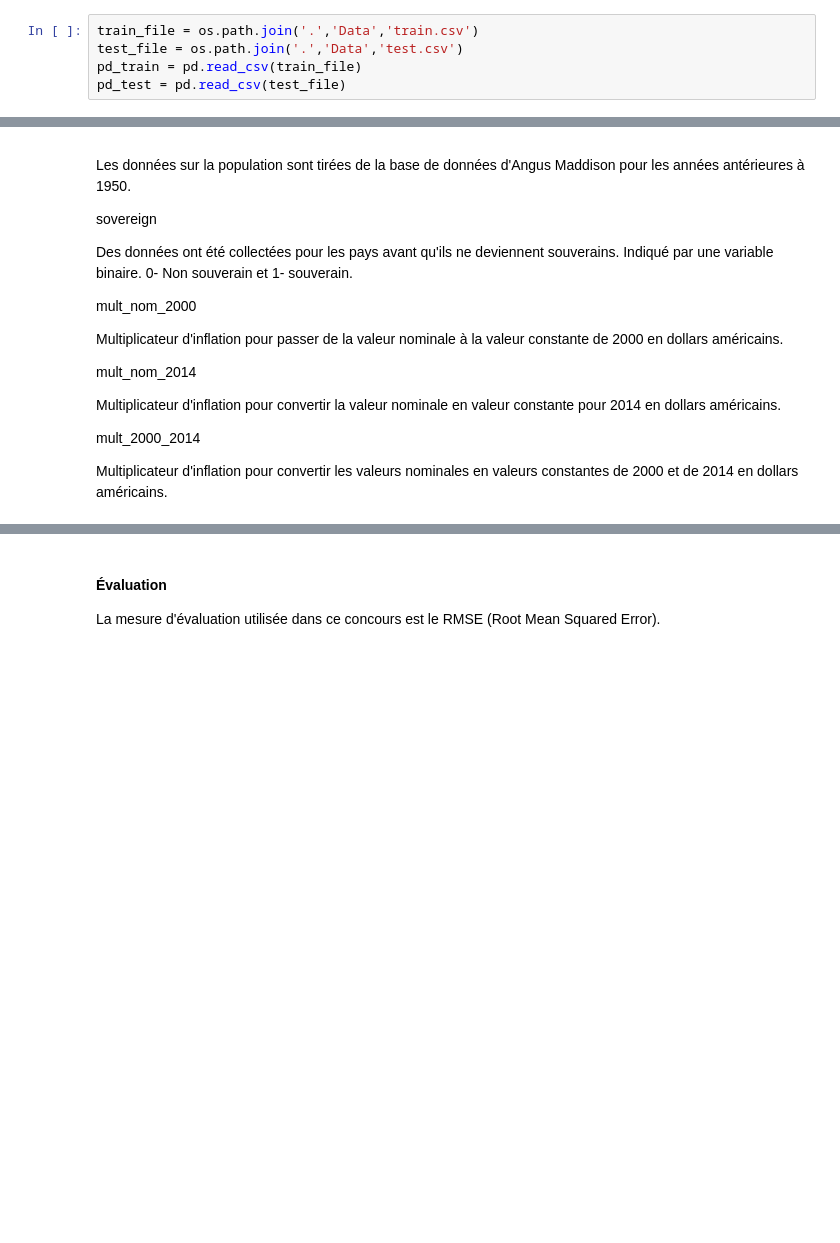
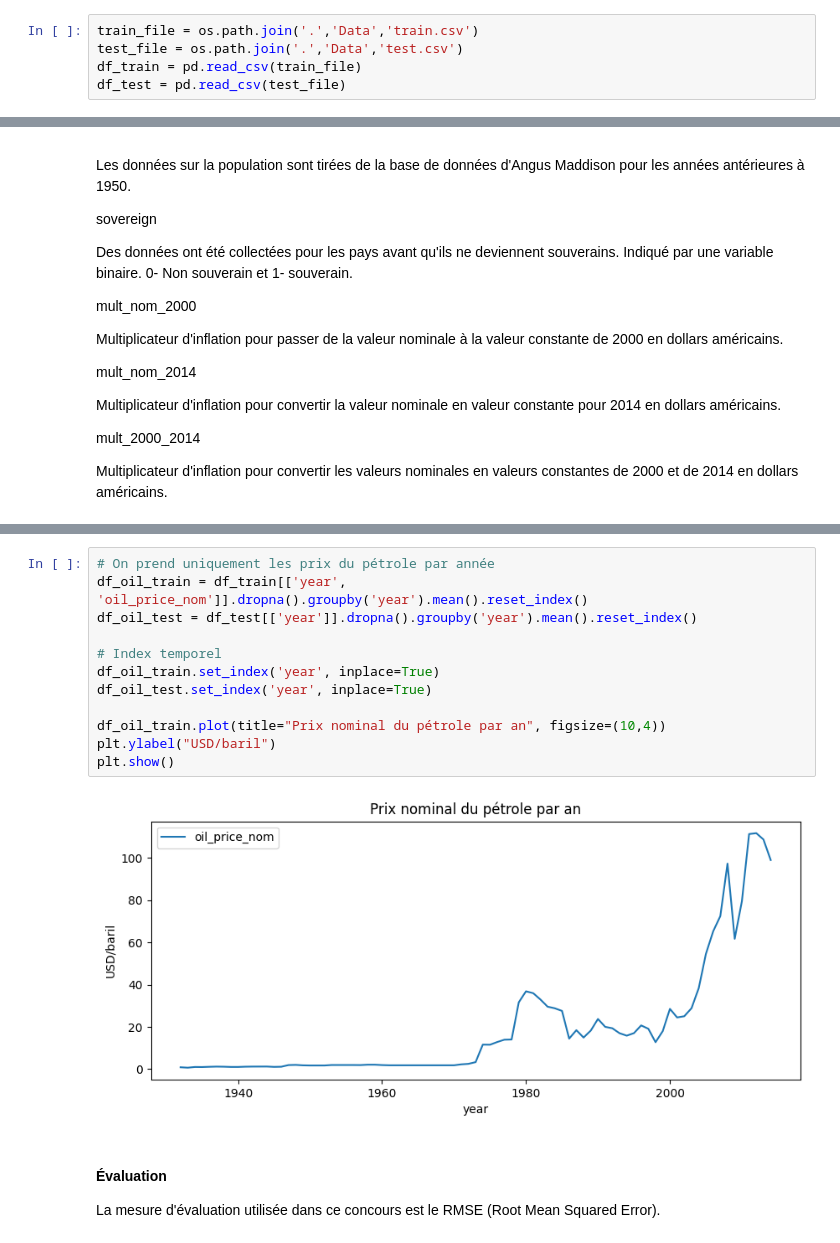
Before and after one commit to jobinhio/projets-data-science, a Jupyter notebook: predicting-oil-price/predictingoilprice.ipynb, the cells around one changed output, grey strips where cells are left out. Drawn from its saved outputs; the diff is of its cells as text; blank space fills up the shorter version.

Commit message:
Analyse des tendances historiques des prix du pétrole et du gaz

```diff
--- a/predicting-oil-price/predictingoilprice.ipynb
+++ b/predicting-oil-price/predictingoilprice.ipynb
@@ -16,5 +21,5 @@ import pandas as pd
 # %%
 train_file = os.path.join('.','Data','train.csv')
 test_file = os.path.join('.','Data','test.csv')
-pd_train = pd.read_csv(train_file)
-pd_test = pd.read_csv(test_file)
+df_train = pd.read_csv(train_file)
+df_test = pd.read_csv(test_file)
@@ -199,3 +404,17 @@ Multiplicateur d'inflation pour convertir les valeurs nominales en valeurs const
+# %%
+# On prend uniquement les prix du pétrole par année
+df_oil_train = df_train[['year', 'oil_price_nom']].dropna().groupby('year').mean().reset_index()
+df_oil_test = df_test[['year']].dropna().groupby('year').mean().reset_index()
+
+# Index temporel
+df_oil_train.set_index('year', inplace=True)
+df_oil_test.set_index('year', inplace=True)
+
+df_oil_train.plot(title="Prix nominal du pétrole par an", figsize=(10,4))
+plt.ylabel("USD/baril")
+plt.show()
+# %% [output]
+[figure, added]
 # %% [markdown]
 #### Évaluation
 La mesure d'évaluation utilisée dans ce concours est le RMSE (Root Mean Squared Error).
```
Also changed, not shown: parts of 19 cells of this notebook.
